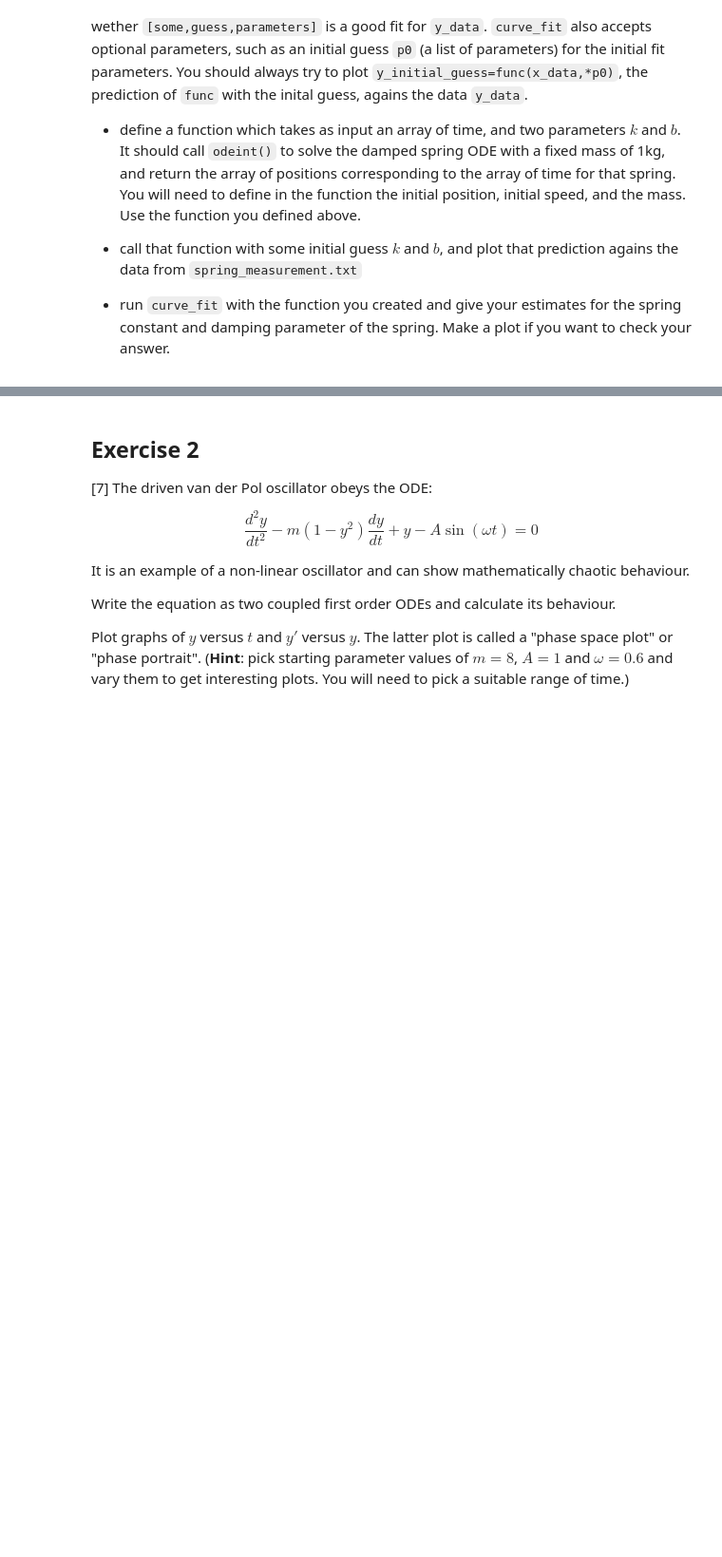
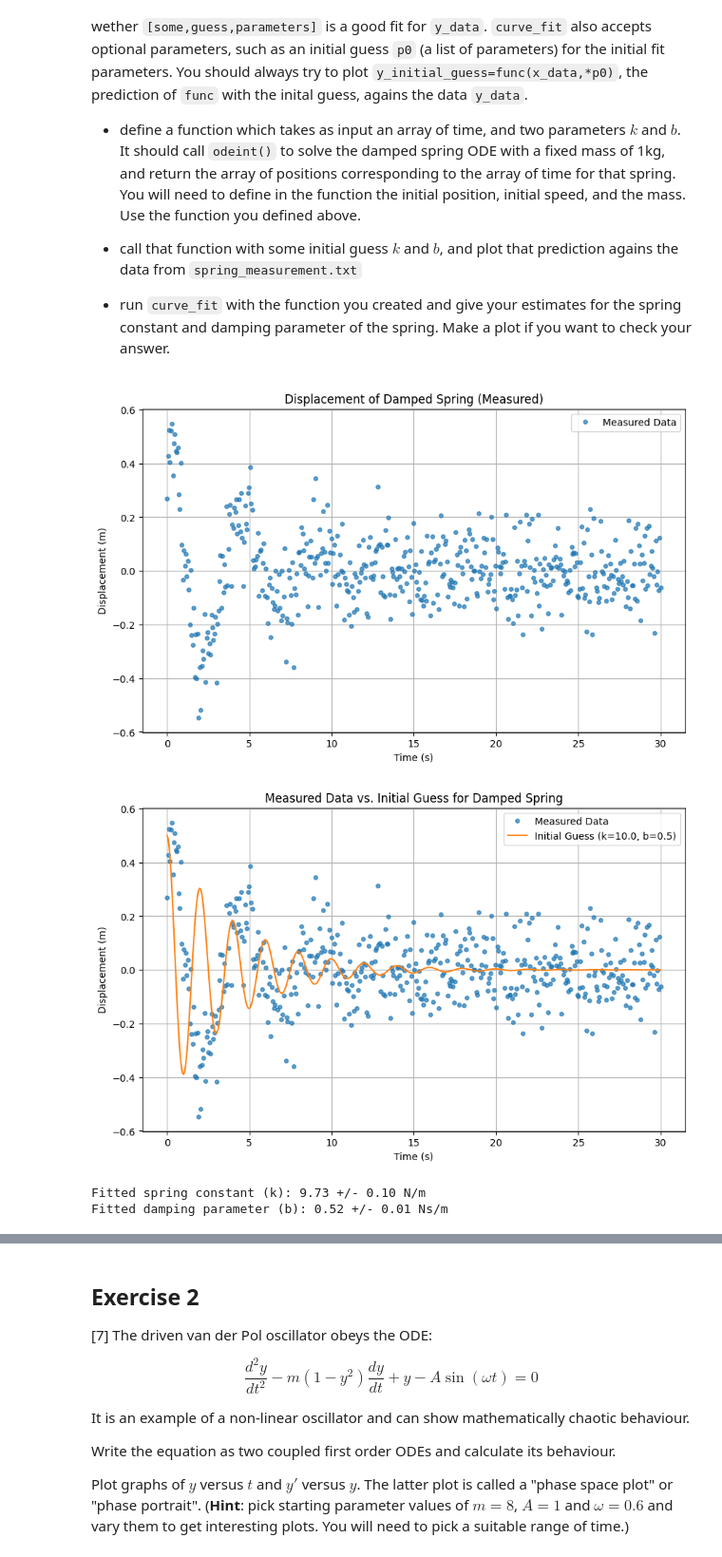
Before and after one commit to PX2145-2025/week-8-b-oshea-maisie, a Jupyter notebook: odes.ipynb, the cells around one changed output, grey strips where cells are left out. Shown at 95% size. Cells and saved outputs as stored; diff of their text form; code cells hidden in the pictures; blank space fills up the shorter version.

```diff
--- a/odes.ipynb
+++ b/odes.ipynb
@@ -249,3 +303,79 @@ And in that case, `y_predicted` would be compared to `y_data` by `curve_fit` to
 - call that function with some initial guess $k$ and $b$, and plot that prediction agains the data from `spring_measurement.txt`
 
 - run `curve_fit` with the function you created and give your estimates for the spring constant and damping parameter of the spring. Make a plot if you want to check your answer.
+# %%
+from scipy.optimize import curve_fit
+
+#plot measurement file
+#lad data
+data = np.loadtxt('https://raw.githubusercontent.com/PX2134/data/master/week8/spring_measurement.txt')
+t_data = data[:, 0]
+y_data = data[:, 1]
+
+plt.figure(figsize=(10, 6))
+plt.plot(t_data, y_data, 'o', label='Measured Data', markersize=4, alpha=0.7)
+plt.xlabel('Time (s)')
+plt.ylabel('Displacement (m)')
+plt.title('Displacement of Damped Spring (Measured)')
+plt.grid(True)
+plt.legend()
+plt.show()
+
+#define curve fit function
+def damped_spring_ode_solution(t, k, b):
+    m_fixed = 1.0
+    y0_fixed = [0.5, 0.0]
+
+    #define ODE func for curvefit
+    def ode_func(y, t, k_param, m_param, b_param):
+        return [y[1],
+                -(k_param/m_param)*y[0] - (b_param/m_param)*y[1]]
+
+    #solve
+    solution = odeint(ode_func, y0_fixed, t, args=(k, m_fixed, b))
+
+    return solution[:, 0]
+
+#call func and init guesses
+k_guess = 10.0
+b_guess = 0.5
+
+y_init_guess = damped_spring_ode_solution(t_data, k_guess, b_guess)
+
+plt.figure(figsize=(10, 6))
+plt.plot(t_data, y_data, 'o', label='Measured Data', markersize=4, alpha=0.7)
+plt.plot(t_data, y_initial_guess, '-', label=f'Initial Guess (k={k_guess}, b={b_guess})')
+plt.xlabel('Time (s)')
+plt.ylabel('Displacement (m)')
+plt.title('Measured Data vs. Initial Guess for Damped Spring')
+plt.grid(True)
+plt.legend()
+plt.show()
+
+
+#curve fit
+popt, pcov = curve_fit(damped_spring_ode_solution, t_data, y_data, p0=[k_guess, b_guess])
+
+k_fit, b_fit = popt
+k_err, b_err = np.sqrt(np.diag(pcov)) # Standard deviations of the fitted parameters
+
+print(f"Fitted spring constant (k): {k_fit:.2f} +/- {k_err:.2f} N/m")
+print(f"Fitted damping parameter (b): {b_fit:.2f} +/- {b_err:.2f} Ns/m")
+
+# Plot the final fit against the data
+y_fit = damped_spring_ode_solution(t_data, k_fit, b_fit)
+
+plt.figure(figsize=(10, 6))
+plt.plot(t_data, y_data, 'o', label='Measured Data', markersize=4, alpha=0.7)
+plt.plot(t_data, y_fit, '-', label=f'Best Fit (k={k_fit:.2f}, b={b_fit:.2f})', color='red')
+plt.xlabel('Time (s)')
+plt.ylabel('Displacement (m)')
+plt.title('Measured Data vs. Best Fit for Damped Spring')
+plt.grid(True)
+plt.legend()
+plt.show()
+# %% [output]
+[figure, added]
+[figure, added]
+Fitted spring constant (k): 9.73 +/- 0.10 N/m
+Fitted damping parameter (b): 0.52 +/- 0.01 Ns/m
```
Also changed, not shown: parts of 5 cells of this notebook.
